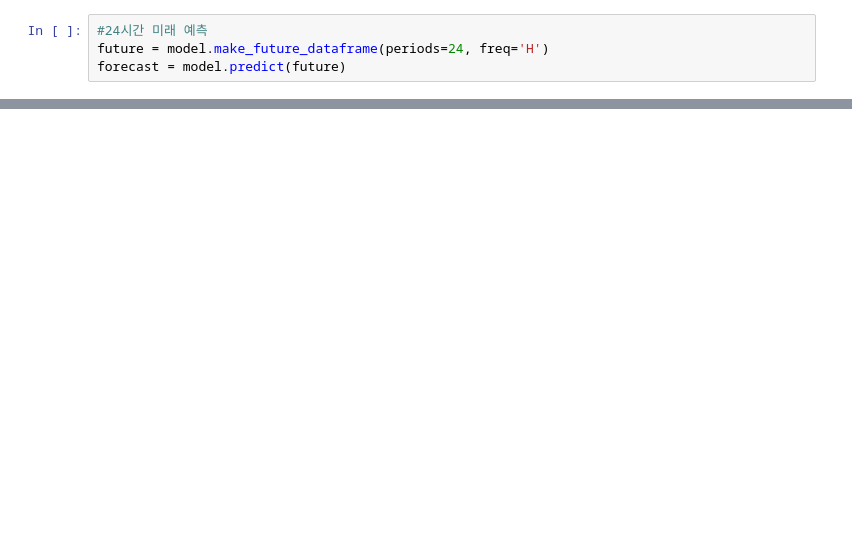
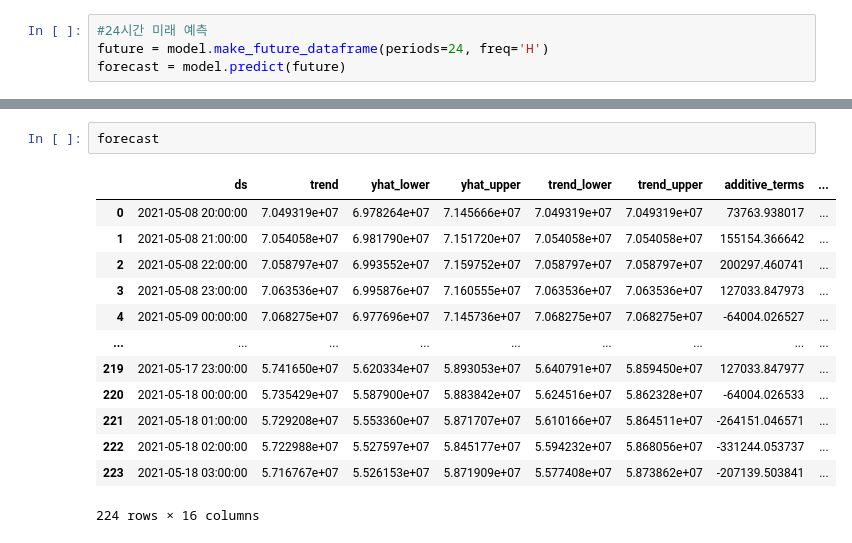
Before and after one commit to youtube-jocoding/pyupbit-autotrade, a Jupyter notebook: BTC_predict.ipynb, the cells around one changed output, grey strips where cells are left out. Drawn from its saved outputs; the diff is of its cells as text; blank space fills up the shorter version.

```diff
--- a/BTC_predict.ipynb
+++ b/BTC_predict.ipynb
@@ -34,0 +99,16 @@ fig2 = model.plot_components(forecast)
+# %%
+forecast
+# %% [output]
+|  | ds | trend | yhat_lower | yhat_upper | trend_lower | trend_upper | additive_terms | ... |
+| 0 | 2021-05-08 20:00:00 | 7.049319e+07 | 6.978264e+07 | 7.145666e+07 | 7.049319e+07 | 7.049319e+07 | 73763.938017 | ... |
+| 1 | 2021-05-08 21:00:00 | 7.054058e+07 | 6.981790e+07 | 7.151720e+07 | 7.054058e+07 | 7.054058e+07 | 155154.366642 | ... |
+| 2 | 2021-05-08 22:00:00 | 7.058797e+07 | 6.993552e+07 | 7.159752e+07 | 7.058797e+07 | 7.058797e+07 | 200297.460741 | ... |
+| 3 | 2021-05-08 23:00:00 | 7.063536e+07 | 6.995876e+07 | 7.160555e+07 | 7.063536e+07 | 7.063536e+07 | 127033.847973 | ... |
+| 4 | 2021-05-09 00:00:00 | 7.068275e+07 | 6.977696e+07 | 7.145736e+07 | 7.068275e+07 | 7.068275e+07 | -64004.026527 | ... |
+| ... | ... | ... | ... | ... | ... | ... | ... | ... |
+| 219 | 2021-05-17 23:00:00 | 5.741650e+07 | 5.620334e+07 | 5.893053e+07 | 5.640791e+07 | 5.859450e+07 | 127033.847977 | ... |
+| 220 | 2021-05-18 00:00:00 | 5.735429e+07 | 5.587900e+07 | 5.883842e+07 | 5.624516e+07 | 5.862328e+07 | -64004.026533 | ... |
+| 221 | 2021-05-18 01:00:00 | 5.729208e+07 | 5.553360e+07 | 5.871707e+07 | 5.610166e+07 | 5.864511e+07 | -264151.046571 | ... |
+| 222 | 2021-05-18 02:00:00 | 5.722988e+07 | 5.527597e+07 | 5.845177e+07 | 5.594232e+07 | 5.868056e+07 | -331244.053737 | ... |
+| 223 | 2021-05-18 03:00:00 | 5.716767e+07 | 5.526153e+07 | 5.871909e+07 | 5.577408e+07 | 5.873862e+07 | -207139.503841 | ... |
+224 rows × 16 columns
```
Also changed, not shown: parts of 8 cells of this notebook.
